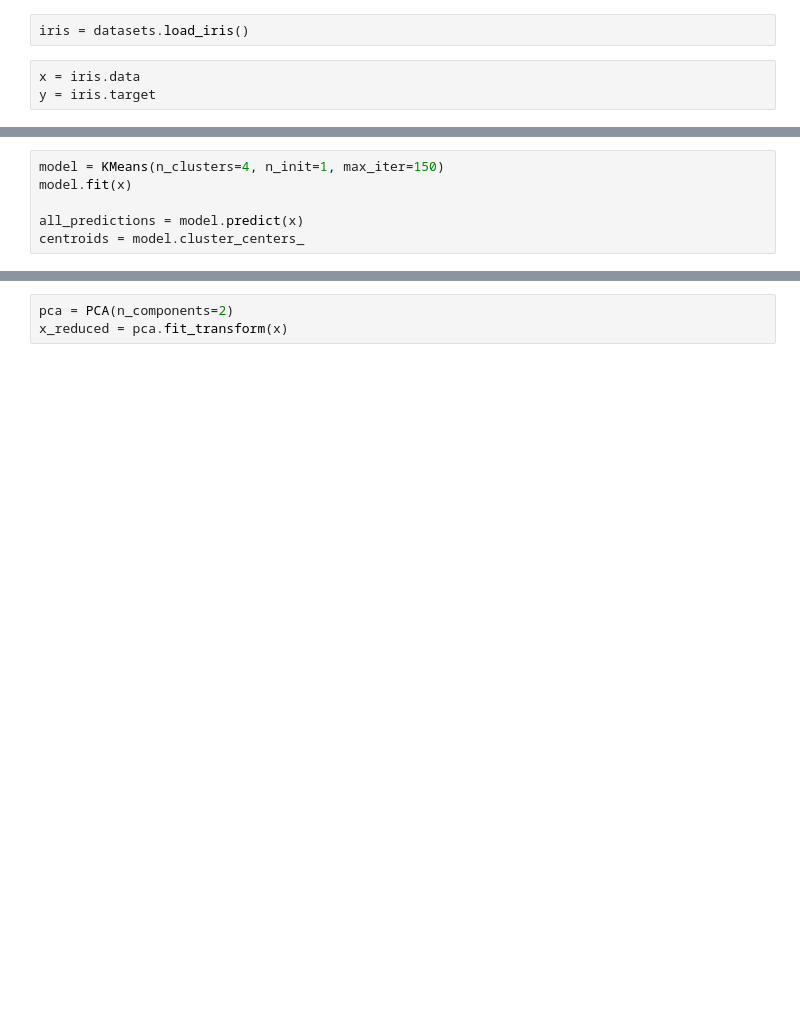
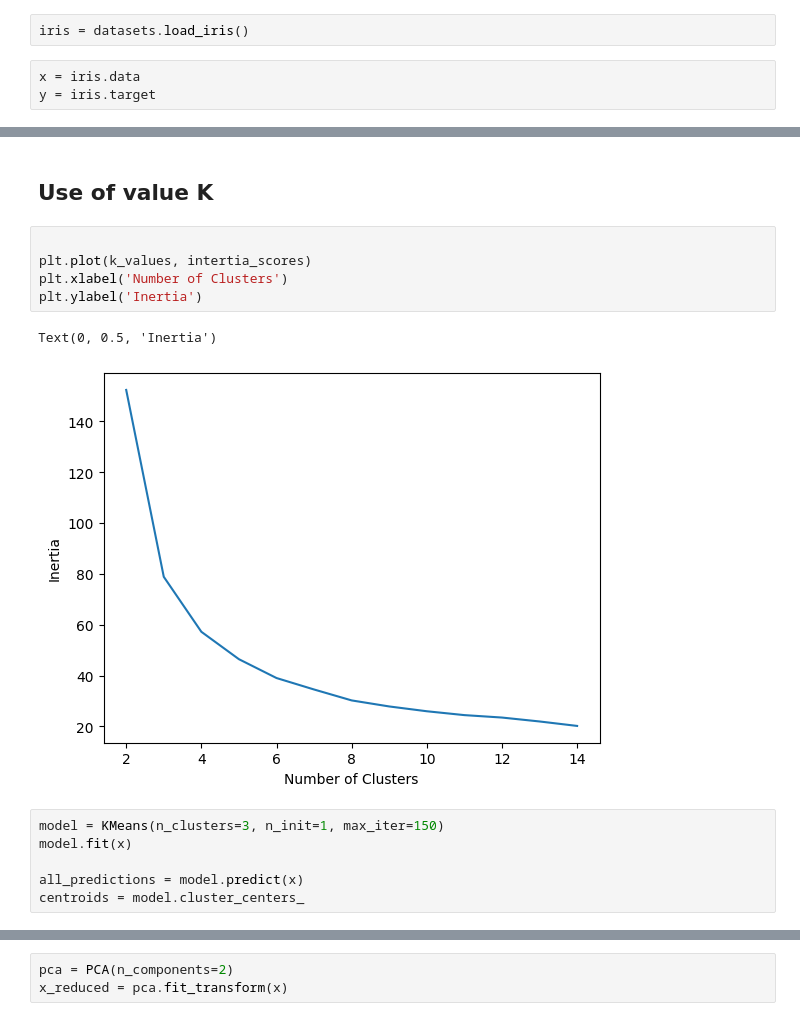
Before and after one commit to MuhammadSafi2303KHIDEG023/MuhammadSafi2303KHIDEG023, a Jupyter notebook: tasks/3.3_assignment/3.3_assignment.ipynb, the cells around one changed output, grey strips where cells are left out. Cells and saved outputs as stored; diff of their text form; blank space fills up the shorter version.

```diff
--- a/tasks/3.3_assignment/3.3_assignment.ipynb
+++ b/tasks/3.3_assignment/3.3_assignment.ipynb
@@ -16,5 +28,15 @@ y = iris.target
+# %% [markdown]
+## Use of value K
+# %%
+
+plt.plot(k_values, intertia_scores)
+plt.xlabel('Number of Clusters')
+plt.ylabel('Inertia')
+# %% [output]
+Text(0, 0.5, 'Inertia')
+[figure, added]
 # %%
-model = KMeans(n_clusters=4, n_init=1, max_iter=150)
+model = KMeans(n_clusters=3, n_init=1, max_iter=150)
 model.fit(x)
 
 all_predictions = model.predict(x)
```
Also changed, not shown: parts of 9 cells of this notebook.
